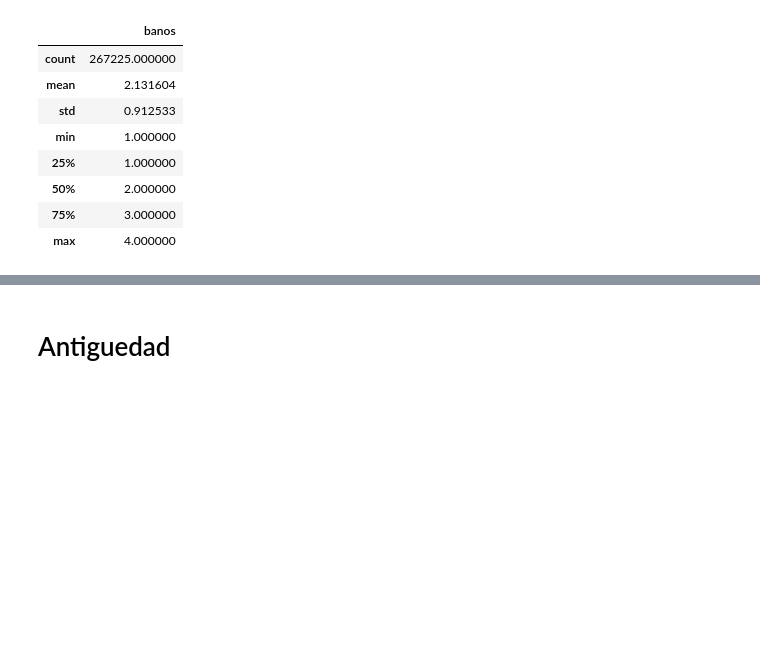
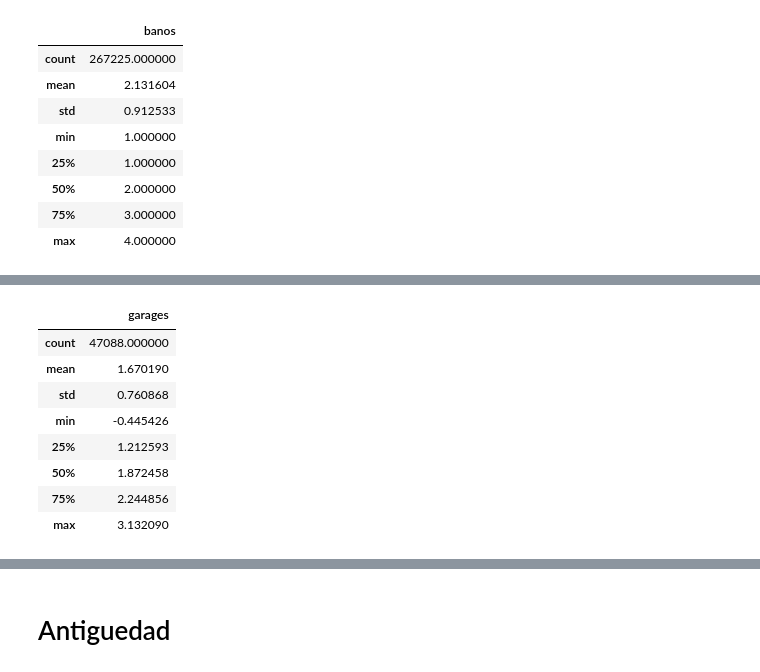
Before and after one commit to rozanecm/7506_tp2_2c2019, a Jupyter notebook: notebooks/fillna with ml by rozanecm.ipynb, the cells around one changed output, grey strips where cells are left out. Drawn from its saved outputs; the diff is of its cells as text; code cells hidden in the pictures; blank space fills up the shorter version.

```diff
--- a/notebooks/fillna with ml by rozanecm.ipynb
+++ b/notebooks/fillna with ml by rozanecm.ipynb
@@ -697,0 +721,14 @@ beep()
+# %%
+from sklearn.model_selection import GridSearchCV
+import lightgbm as lgb
+gbm = lgb.LGBMRegressor(silent=False)
+
+param_dist = {"max_depth": [25,50, 75],
+              "learning_rate" : [0.01,0.05,0.1],
+              "num_leaves": [300,900,1200],
+              "n_estimators": [50,100,200]
+             }
+
+grid_search = GridSearchCV(gbm, n_jobs=-1, param_grid=param_dist, cv = 3, scoring="neg_mean_absolute_error", verbose=5)
+grid_search.fit(train_garages.drop(['id','fecha','titulo', 'descripcion', 'direccion',target_variable],axis=1), train_garages[target_variable])
+grid_search.best_estimator_
@@ -697,0 +748,26 @@ beep()
+# %%
+gbm_optimized = grid_search.best_estimator_
+# %%
+gbm_optimized.fit(train_garages.drop(['id','fecha','titulo', 'descripcion', 'direccion',target_variable],axis=1), train_garages[target_variable],
+                  sample_weight=None, init_score=None, eval_set=None, eval_names=None,
+                  eval_sample_weight=None, eval_init_score=None, eval_metric='mae', early_stopping_rounds=None,
+                  verbose=False, feature_name='auto', categorical_feature=['tipodepropiedad', 'ciudad','provincia'], callbacks=None)
+
+
+# prediciendo valores posta...
+predictions_garages = gbm_optimized.predict(test_garages.drop(['id','fecha','titulo', 'descripcion', 'direccion',target_variable],axis=1),
+                                            num_iteration=gbm_optimized.best_iteration_)
+# %%
+test_garages.loc[:,target_variable] = predictions_garages
+# %%
+test_garages[[target_variable]].describe()
+# %% [output]
+|  | garages |
+| count | 47088.000000 |
+| mean | 1.670190 |
+| std | 0.760868 |
+| min | -0.445426 |
+| 25% | 1.212593 |
+| 50% | 1.872458 |
+| 75% | 2.244856 |
+| max | 3.132090 |
```
Also changed, not shown: parts of 12 cells of this notebook, 1 other file.
